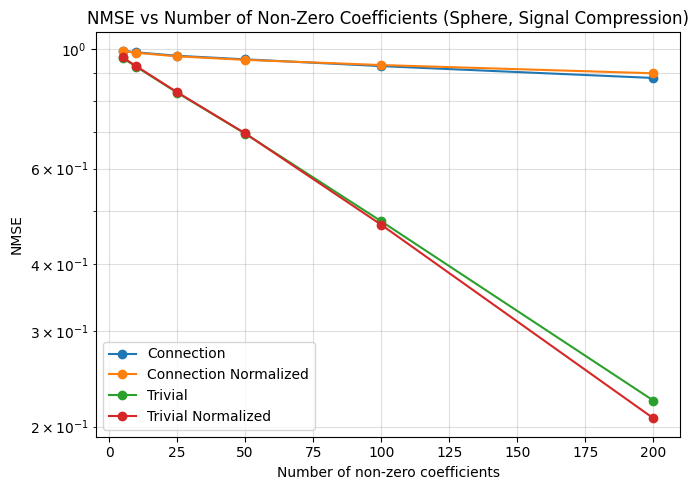
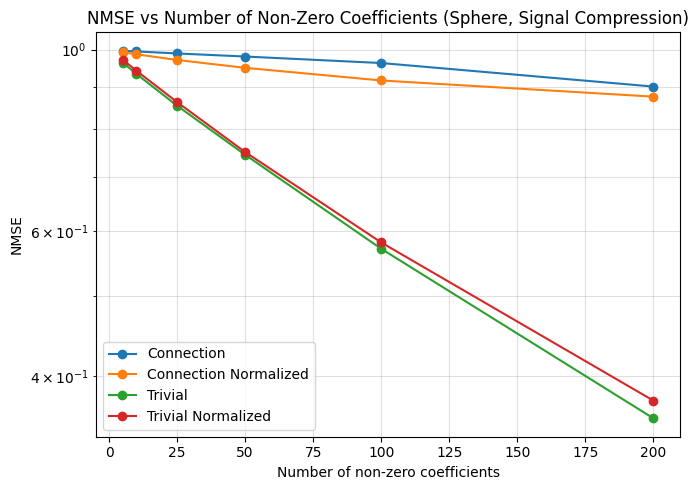
The notebook cell's code change between the first figure and the second:
--- before
+++ after
@@ -1,27 +1 @@
-import numpy as np
-import matplotlib.pyplot as plt
-
-scale = 3  # fixed dictionary scale
-
-plt.figure(figsize=(7, 5))
-
-for laplacian in nmse_results:
-
-    if laplacian=='Sheaf':
-        continue
-    
-    atom_dict = nmse_results[laplacian][scale]
-
-    Ks = sorted(atom_dict.keys())
-    ys = [np.mean(atom_dict[K]) for K in Ks]
-
-    plt.plot(Ks, ys, marker="o", label=laplacian)
-
-plt.xlabel("Number of non-zero coefficients")
-plt.ylabel("NMSE")
-plt.yscale("log")
-plt.grid(True, which="both", alpha=0.4)
-plt.legend()
-plt.title('NMSE vs Number of Non-Zero Coefficients (Sphere, Signal Compression)')
-plt.tight_layout()
-plt.show()
+plot_nmse(nmse_results, 6)

Commit: updates